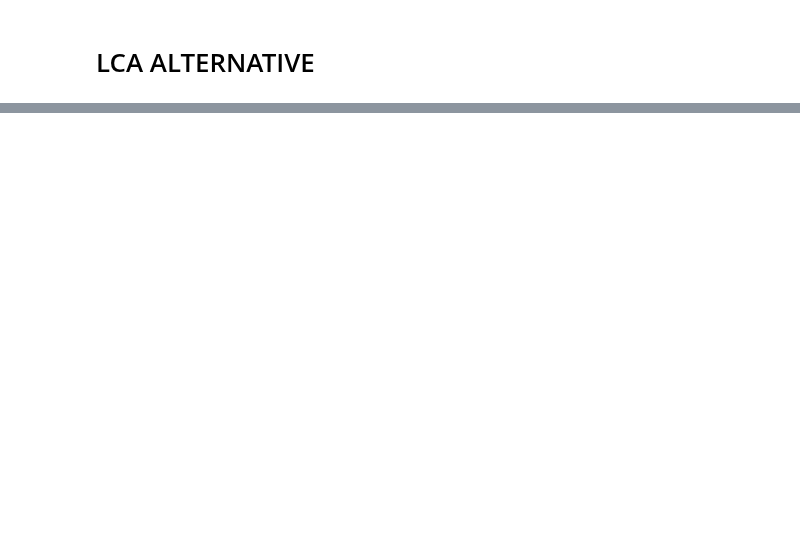
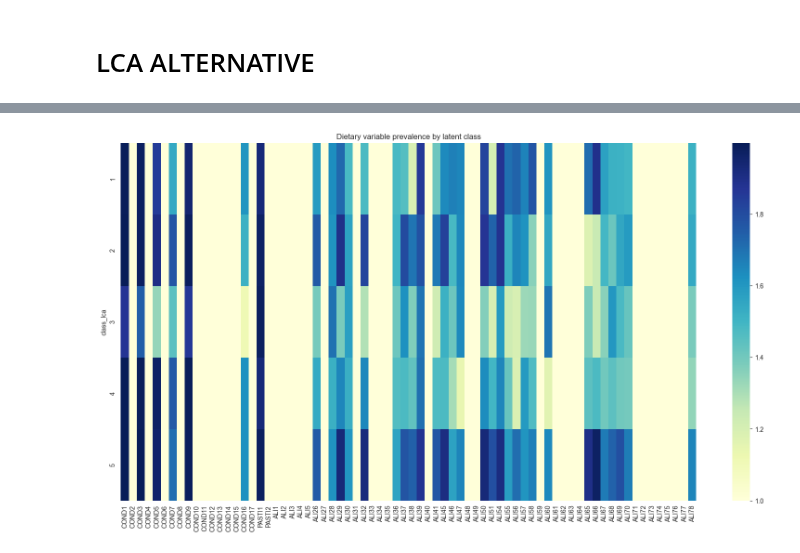
Before and after one commit to Paolaloi/EpidemLab, a Jupyter notebook: PL.ipynb, the cells around one changed output, grey strips where cells are left out. Drawn from its saved outputs; the diff is of its cells as text; code cells hidden in the pictures; blank space fills up the shorter version.

```diff
--- a/PL.ipynb
+++ b/PL.ipynb
@@ -607,23 +607,8 @@ non_diet_var = ['V1',
 # REMOVING DIET VARIABLES
 diet_vars = [
     # Fats
-    'COND1_1', 'COND1_2', 'COND1_3', 'COND1_4', 'COND1_5', 'COND1_6', 'COND1_7',
-    'COND2_1', 'COND2_2', 'COND2_3', 'COND2_5', 'COND2_6', 'COND2_8',
-    'COND3_1', 'COND3_2', 'COND3_3', 'COND3_4', 'COND3_5', 'COND3_6', 'COND3_7', 'COND3_8',
-    'COND4_1', 'COND4_2', 'COND4_3', 'COND4_4', 'COND4_5', 'COND4_6', 'COND4_7', 'COND4_8',
-    'COND5_1', 'COND5_2', 'COND5_3', 'COND5_4', 'COND5_5', 'COND5_6', 'COND5_7', 'COND5_8',
-    'COND6_1', 'COND6_2', 'COND6_3', 'COND6_4', 'COND6_5', 'COND6_6', 'COND6_7', 'COND6_8',
-    'COND7_1', 'COND7_2', 'COND7_3', 'COND7_4', 'COND7_5', 'COND7_6', 'COND7_7', 'COND7_8',
-    'COND8_1', 'COND8_2', 'COND8_3', 'COND8_4', 'COND8_5', 'COND8_6', 'COND8_7', 'COND8_8',
-    'COND9_1', 'COND9_2', 'COND9_3', 'COND9_4', 'COND9_5', 'COND9_6', 'COND9_7', 'COND9_8',
-    'COND10_1', 'COND10_2', 'COND10_3', 'COND10_4', 'COND10_5', 'COND10_6', 'COND10_7', 'COND10_8',
-    'COND11_2', 'COND11_3',
-    'COND12_2', 'COND12_3',
-    'COND13_2', 'COND13_3',
-    'COND14_1', 'COND14_3',
-    'COND15_2',
-    'COND16_1', 'COND16_2', 'COND16_3',
-    'COND17_2', 'COND17_3',
+    'COND1', 'COND2', 'COND3', 'COND4', 'COND5', 'COND6', 'COND7', 'COND8', 'COND9', 'COND10',
+    'COND11', 'COND12', 'COND13', 'COND14', 'COND15', 'COND16', 'COND17',
 
     # Transversal Alimentary Habits
     'PASTI1', 'PASTI2',
@@ -1314,0 +1303,2 @@ logit_summary
+# %%
+classes_data = pd.read_csv("lca_data_with_classes.csv")
@@ -1314,0 +1321,15 @@ logit_summary
+# %%
+import seaborn as sns
+import matplotlib.pyplot as plt
+
+# One-hot encoding delle variabili dietetiche (di nuovo) per fare una media per classe
+onehot_data = pd.get_dummies(classes_data[diet_vars])
+onehot_data['class_lca'] = classes_data['class_lca']
+mean_profiles = onehot_data.groupby('class_lca').mean()
+
+plt.figure(figsize=(20, 10))
+sns.heatmap(mean_profiles, cmap='YlGnBu')
+plt.title("Dietary variable prevalence by latent class")
+plt.show()
+# %% [output]
+[figure, added]
```
Also changed, not shown: parts of 54 cells of this notebook, 8 other files.
